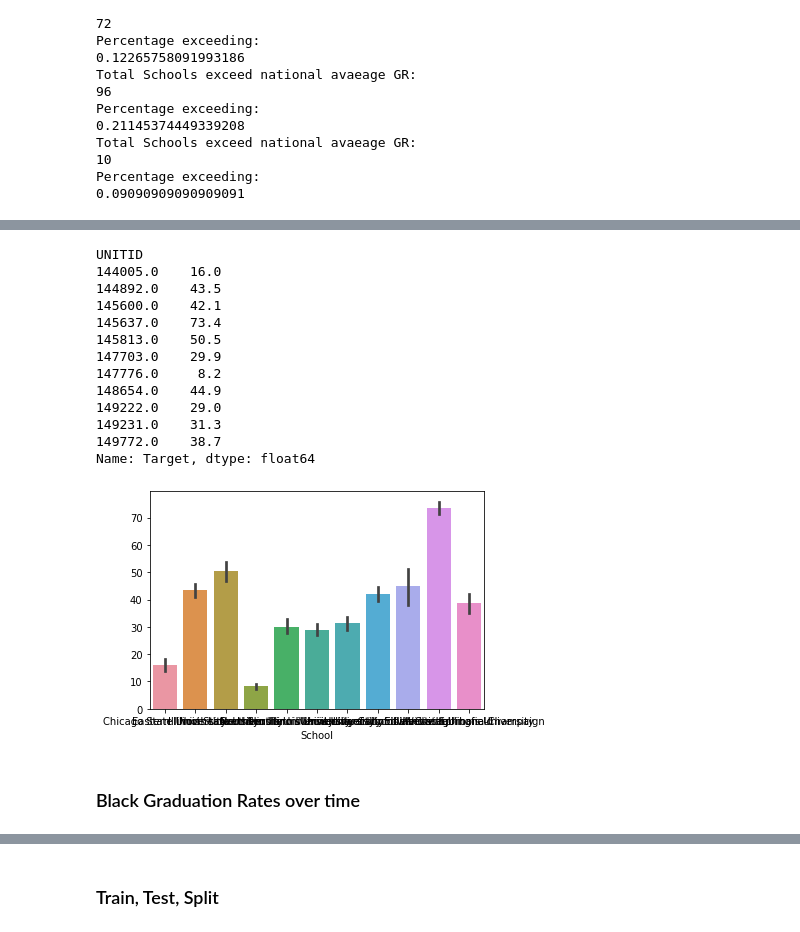
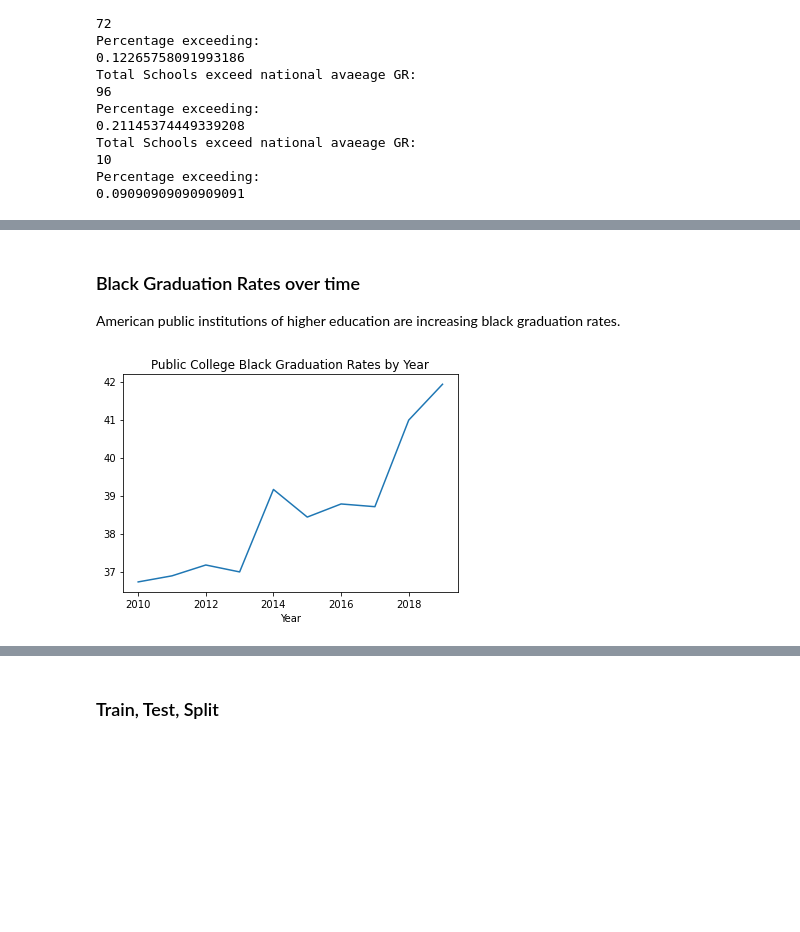
Before and after one commit to andrewschmeck/Black-Graduation-Rates, a Jupyter notebook: Black_Graduation_Rates_notebook.ipynb, the cells around one changed output, grey strips where cells are left out. Saved outputs shown, nothing was run; the diff lists cells and outputs as text; code cells hidden in the pictures; blank space fills up the shorter version.

```diff
--- a/Black_Graduation_Rates_notebook.ipynb
+++ b/Black_Graduation_Rates_notebook.ipynb
@@ -197,24 +185,9 @@ sns.barplot(X,y, order=y);
-# %%
-il_pub_schools['Target']
-# %% [output]
-UNITID
-144005.0    16.0
-144892.0    43.5
-145600.0    42.1
-145637.0    73.4
-145813.0    50.5
-147703.0    29.9
-147776.0     8.2
-148654.0    44.9
-149222.0    29.0
-149231.0    31.3
-149772.0    38.7
-Name: Target, dtype: float64
+# %% [markdown]
+### Black Graduation Rates over time
+American public institutions of higher education are increasing black graduation rates.
 # %%
-y =illinois_pub['Target'].values
-X = illinois_pub['Target'].index
-sns.barplot(X,y);
+y =public_byyear['Target'].values
+X = public_byyear['Target'].index
+sns.lineplot(X,y).set(title='Public College Black Graduation Rates by Year');
 # %% [output]
-[figure, old version]
+[figure, new version]
-# %% [markdown]
-### Black Graduation Rates over time
```
Also changed, not shown: parts of 91 cells of this notebook, 3 other files.
